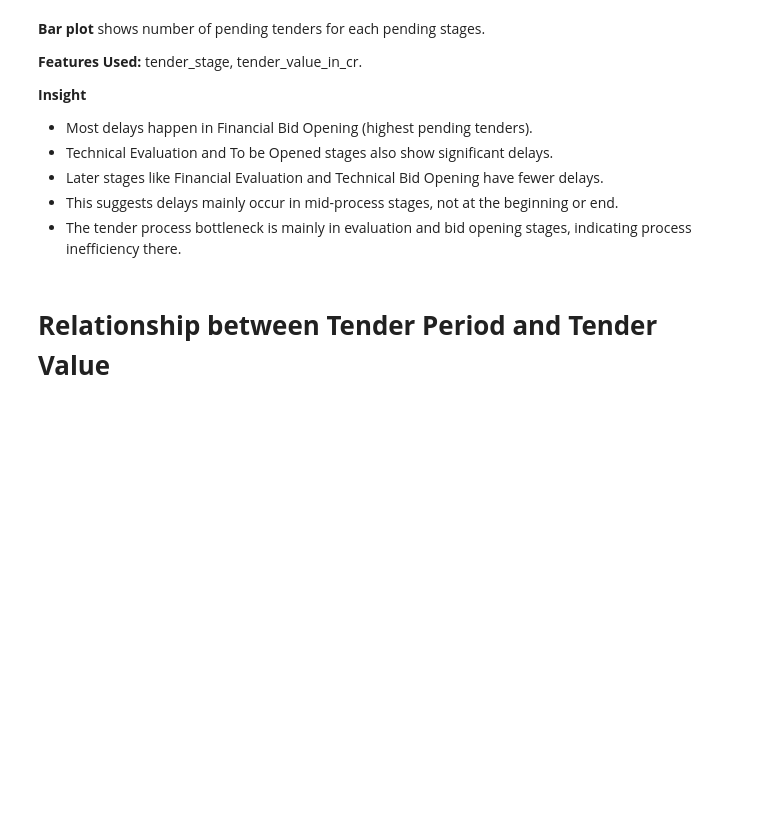
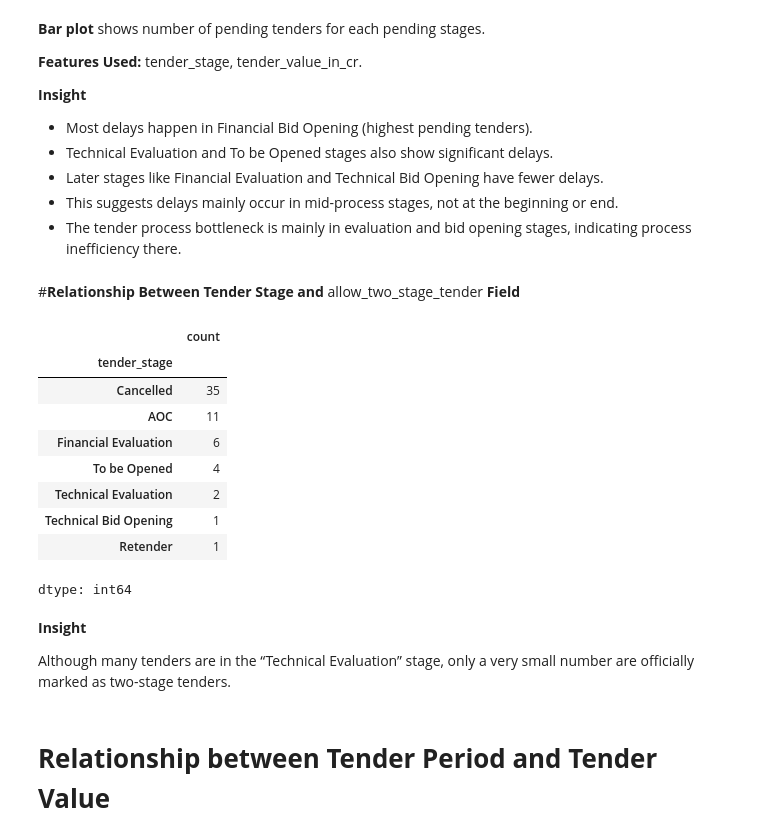
Before and after one commit to rajespriya1-pixel/Procurement-Data-2021-22, a Jupyter notebook: tender_process_in_public_procrument.ipynb, the cells around one changed output. Drawn from its saved outputs; the diff is of its cells as text; code cells hidden in the pictures; blank space fills up the shorter version.

```diff
--- a/tender_process_in_public_procrument.ipynb
+++ b/tender_process_in_public_procrument.ipynb
@@ -775,6 +789,26 @@ plt.show()
 * Later stages like Financial Evaluation and Technical Bid Opening have fewer delays.
 * This suggests delays mainly occur in mid-process stages, not at the beginning or end.
 * The tender process bottleneck is mainly in evaluation and bid opening stages, indicating process inefficiency there.
+# %% [markdown]
+#**Relationship Between Tender Stage and** allow_two_stage_tender **Field**
+# %%
+df[df['allow_two_stage_tender'] == True]['tender_stage'].value_counts()
+# %% [output]
+|  | count |
+| tender_stage |  |
+| Cancelled | 35 |
+| AOC | 11 |
+| Financial Evaluation | 6 |
+| To be Opened | 4 |
+| Technical Evaluation | 2 |
+| Technical Bid Opening | 1 |
+| Retender | 1 |
+dtype: int64
+# %% [markdown]
+**Insight**
+
+
+Although many tenders are in the “Technical Evaluation” stage, only a very small number are officially marked as two-stage tenders.
 # %% [markdown]
 # **Relationship between Tender Period and Tender Value**
 # %%
```
Also changed, not shown: parts of 7 cells of this notebook.
